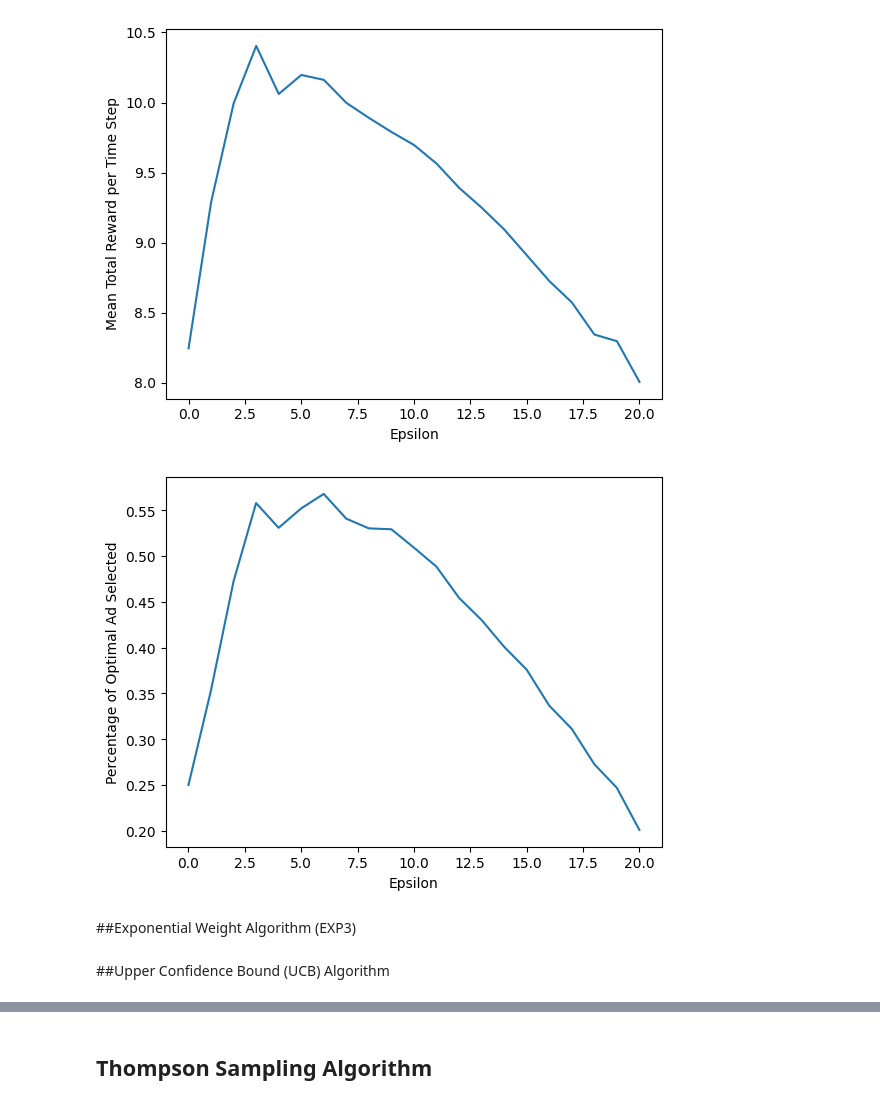
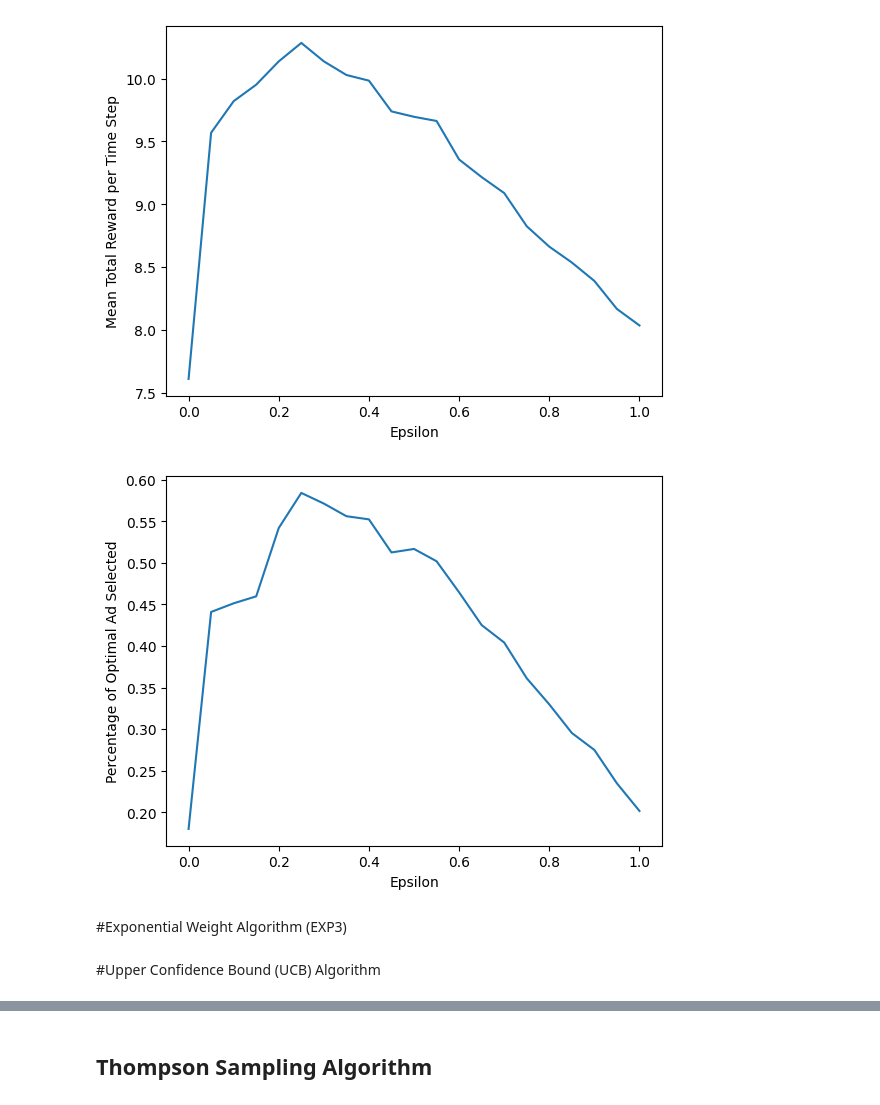
Before and after one commit to JohnYCLam/MachineLearning, a Jupyter notebook: Reinforcement_Learning_Multi_armed_Bandit.ipynb, the cells around one changed output, grey strips where cells are left out. Drawn from its saved outputs; the diff is of its cells as text; code cells hidden in the pictures.

```diff
--- a/Reinforcement_Learning_Multi_armed_Bandit.ipynb
+++ b/Reinforcement_Learning_Multi_armed_Bandit.ipynb
@@ -274,21 +279,22 @@ array([[ 0.        ,  0.        ,  0.        ,  0.        ,  0.        ],
 # %%
-mean_rewards_per_eps, percent_optimal_mab_selected_per_eps = run_epochs(Eps_Greedy_Experiment, Base_MAB, true_means, epoch_length = 50, epochs = 100, epsilons = np.array(range(21))/20)
+epsilons = np.array(range(21))/20
+mean_rewards_per_param, percent_optimal_mab_selected_per_param = run_epochs(Eps_Greedy_Experiment, Base_MAB, true_means, epoch_length = 50, epochs = 100, epsilons = epsilons)
 # %%
-plt.plot(mean_rewards_per_eps)
+plt.plot(epsilons, mean_rewards_per_param)
 plt.xlabel('Epsilon')
 plt.ylabel('Mean Total Reward per Time Step')
 plt.show()
 
-plt.plot(percent_optimal_mab_selected_per_eps)
+plt.plot(epsilons, percent_optimal_mab_selected_per_param)
 plt.xlabel('Epsilon')
 plt.ylabel('Percentage of Optimal Ad Selected')
 plt.show()
 # %% [output]
-[figure, old version]
+[figure, new version]
-[figure, old version]
+[figure, new version]
 # %% [markdown]
-##Exponential Weight Algorithm (EXP3)
+#Exponential Weight Algorithm (EXP3)
 # %% [markdown]
-##Upper Confidence Bound (UCB) Algorithm
+#Upper Confidence Bound (UCB) Algorithm
 # %%
 class UCB_MAB(Base_MAB):
```
Also changed, not shown: parts of 23 cells of this notebook.
